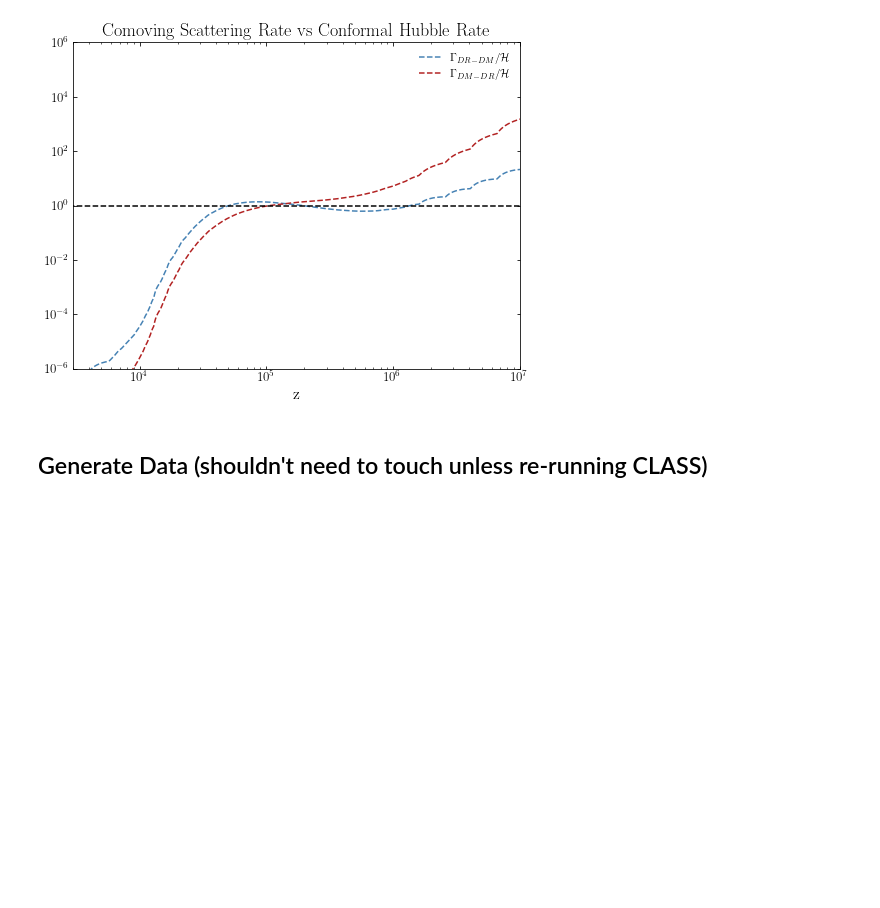
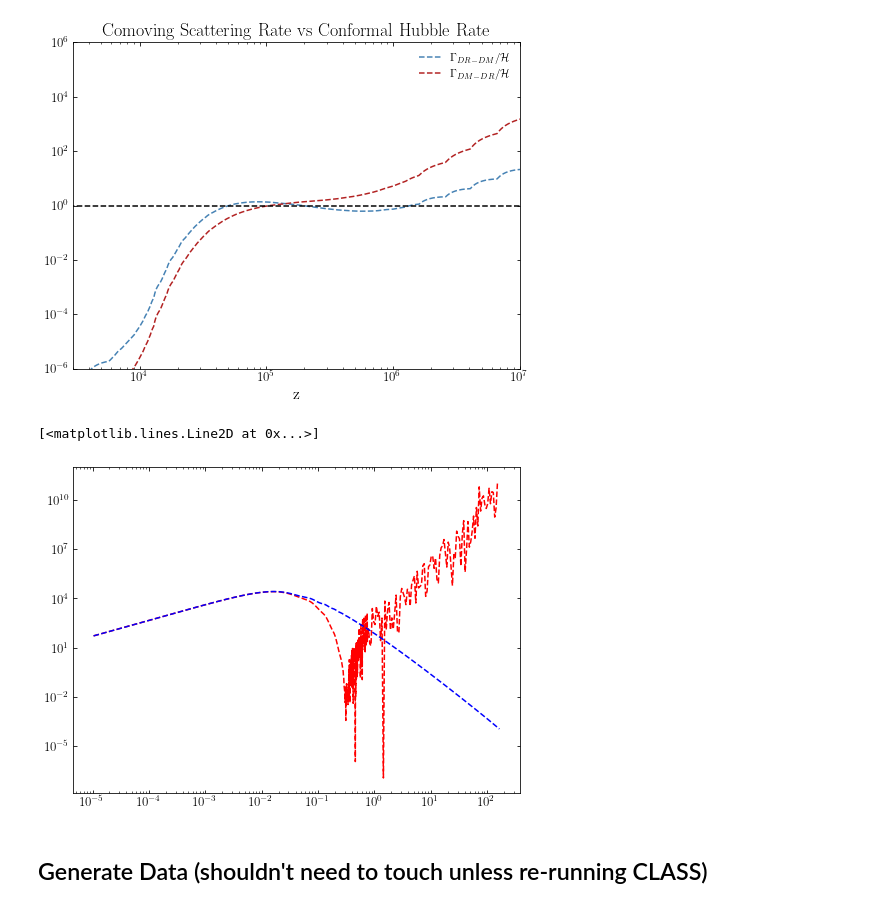
Before and after one commit to NolanSmyth/class_recoupling, a Jupyter notebook: res_recoupling.ipynb, the cells around one changed output. Drawn from its saved outputs; the diff is of its cells as text; code cells hidden in the pictures; blank space fills up the shorter version.

```diff
--- a/res_recoupling.ipynb
+++ b/res_recoupling.ipynb
@@ -129,6 +130,32 @@ plt.legend()
 plt.show()
 # %% [output]
 [figure]
+# %%
+res_dat_path = "output/resTest00_pk.dat"
+
+lambda_data_path = "output/lambdacdm00_pk.dat"
+
+try:
+    df_res = pd.read_csv(
+        res_dat_path, header=None, names=["k", "P(k)"], skiprows=4, delimiter="\s+",
+    )
+    df_lambda = pd.read_csv(
+        lambda_data_path, header=None, names=["k", "P(k)"], skiprows=4, delimiter="\s+",
+    )
+except FileNotFoundError:
+    print("ERROR: No file found for that warm dm mass")
+
+
+plt.loglog(
+    df_res["k"],
+    df_res["P(k)"],
+    "r--",
+    label="resonance")
+
+plt.loglog( df_lambda["k"], df_lambda["P(k)"], "b--", label="lambdaCDM")
+# %% [output]
+[<matplotlib.lines.Line2D at 0x...>]
+[figure, added]
 # %% [markdown]
 ## Generate Data (shouldn't need to touch unless re-running CLASS)
 # %%
```
Also changed, not shown: parts of 5 cells of this notebook, 5 other files.
